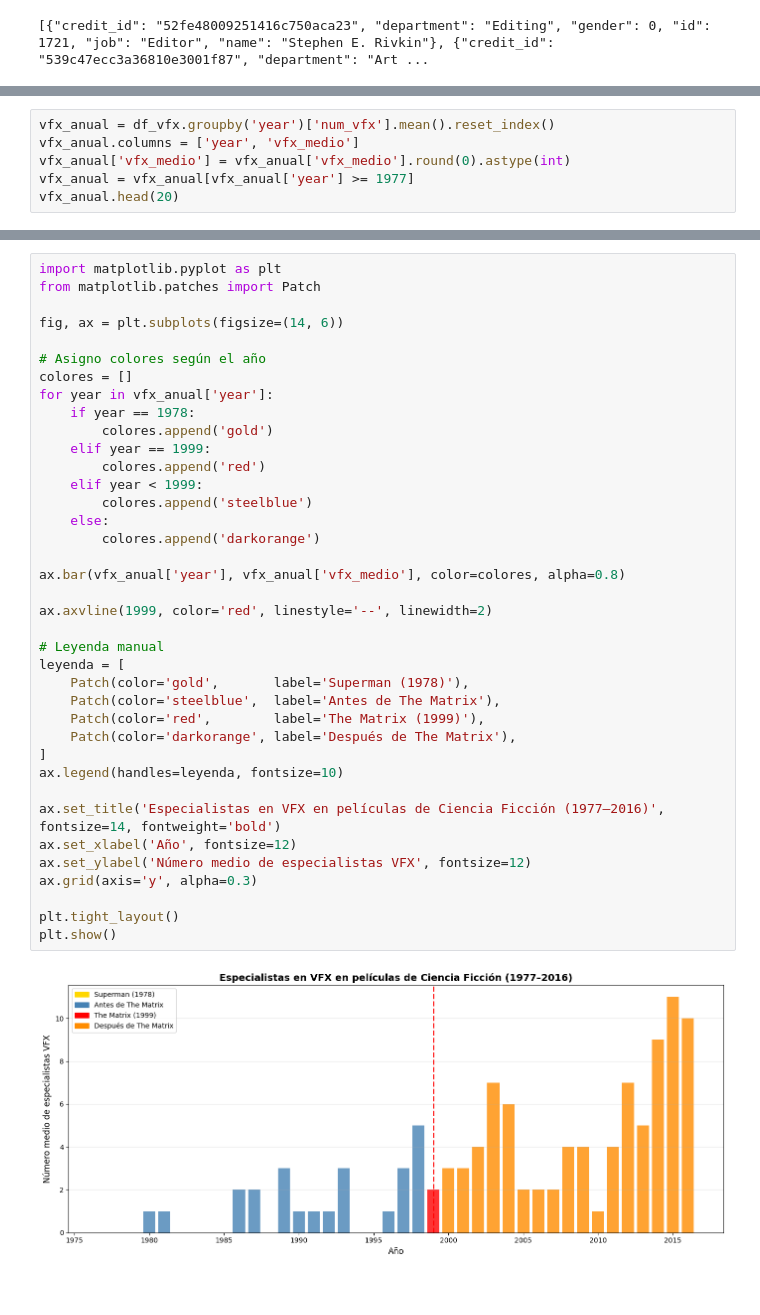
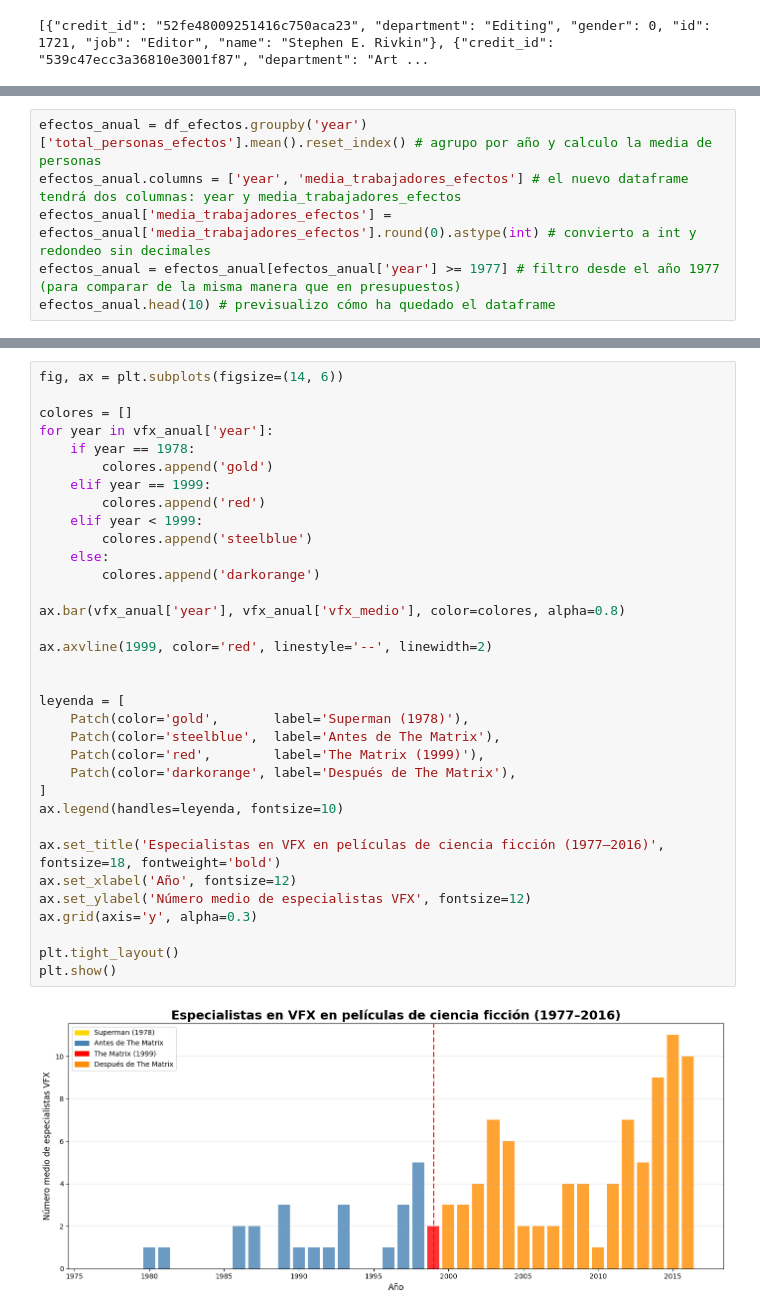
Before and after one commit to RobertoCantero82/EDA_matrix_decodificada, a Jupyter notebook: src/notebooks/hipotesis1.ipynb, the cells around one changed output, grey strips where cells are left out. Drawn from its saved outputs; the diff is of its cells as text.

```diff
--- a/src/notebooks/hipotesis1.ipynb
+++ b/src/notebooks/hipotesis1.ipynb
@@ -416,7 +424,7 @@ df_vfx.to_csv('../datos/procesados/hipotesis_1/peliculas_scifi_efectos.csv', ind
 # %%
-vfx_anual = df_vfx.groupby('year')['num_vfx'].mean().reset_index()
-vfx_anual.columns = ['year', 'vfx_medio']
-vfx_anual['vfx_medio'] = vfx_anual['vfx_medio'].round(0).astype(int)
-vfx_anual = vfx_anual[vfx_anual['year'] >= 1977]
-vfx_anual.head(20)
+efectos_anual = df_efectos.groupby('year')['total_personas_efectos'].mean().reset_index() # agrupo por año y calculo la media de personas
+efectos_anual.columns = ['year', 'media_trabajadores_efectos'] # el nuevo dataframe tendrá dos columnas: year y media_trabajadores_efectos
+efectos_anual['media_trabajadores_efectos'] = efectos_anual['media_trabajadores_efectos'].round(0).astype(int) # convierto a int y redondeo sin decimales
+efectos_anual = efectos_anual[efectos_anual['year'] >= 1977] # filtro desde el año 1977 (para comparar de la misma manera que en presupuestos)
+efectos_anual.head(10) # previsualizo cómo ha quedado el dataframe
 # %% [output]
@@ -440,41 +444,37 @@ vfx_anual.head(20)
 # %%
-import matplotlib.pyplot as plt
-from matplotlib.patches import Patch
-
 fig, ax = plt.subplots(figsize=(14, 6))
 
-# Asigno colores según el año
 colores = []
 for year in vfx_anual['year']:
     if year == 1978:
         colores.append('gold')
     elif year == 1999:
         colores.append('red')
     elif year < 1999:
         colores.append('steelblue')
     else:
         colores.append('darkorange')
 
 ax.bar(vfx_anual['year'], vfx_anual['vfx_medio'], color=colores, alpha=0.8)
 
 ax.axvline(1999, color='red', linestyle='--', linewidth=2)
 
-# Leyenda manual
+
 leyenda = [
     Patch(color='gold',       label='Superman (1978)'),
     Patch(color='steelblue',  label='Antes de The Matrix'),
     Patch(color='red',        label='The Matrix (1999)'),
     Patch(color='darkorange', label='Después de The Matrix'),
 ]
 ax.legend(handles=leyenda, fontsize=10)
 
-ax.set_title('Especialistas en VFX en películas de Ciencia Ficción (1977–2016)', fontsize=14, fontweight='bold')
+ax.set_title('Especialistas en VFX en películas de ciencia ficción (1977–2016)', fontsize=18, fontweight='bold')
 ax.set_xlabel('Año', fontsize=12)
 ax.set_ylabel('Número medio de especialistas VFX', fontsize=12)
 ax.grid(axis='y', alpha=0.3)
 
 plt.tight_layout()
 plt.show()
 # %% [output]
-[figure, old version]
+[figure, new version]
 # %% [markdown]
```
Also changed, not shown: parts of 21 cells of this notebook, 2 other files.
